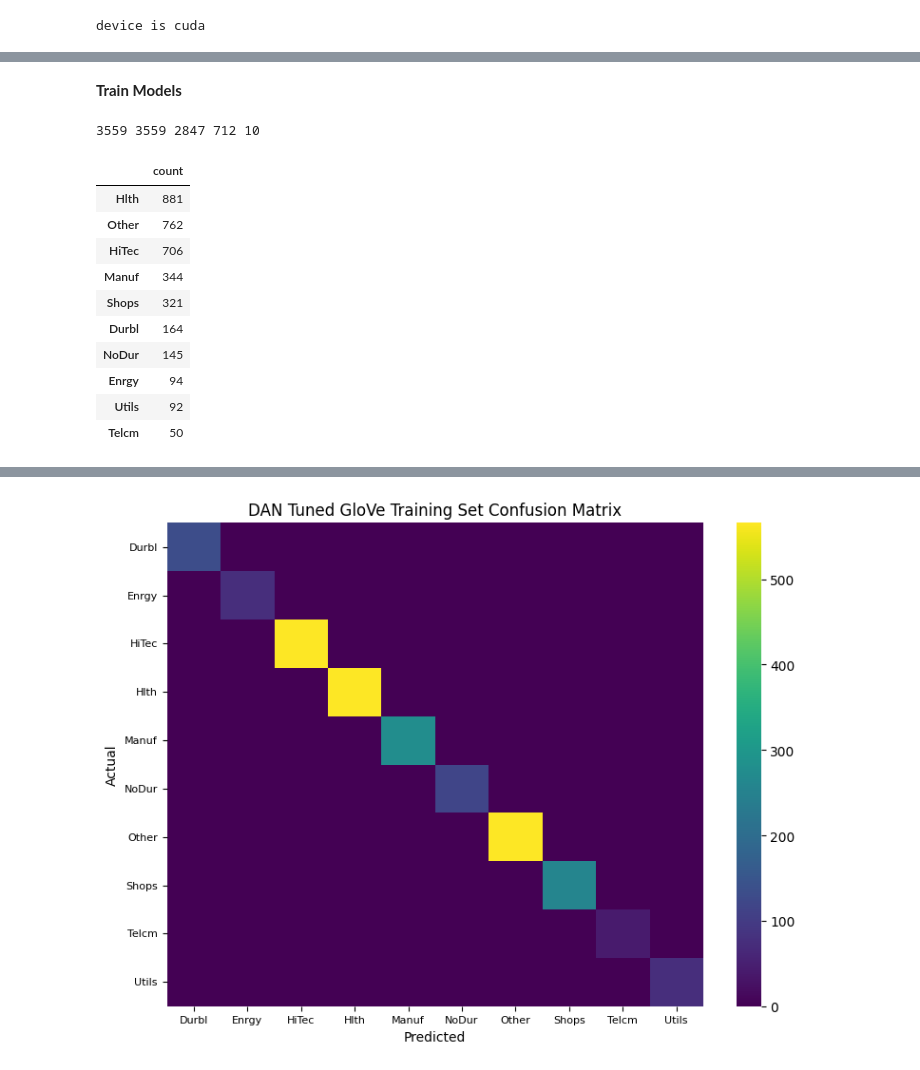
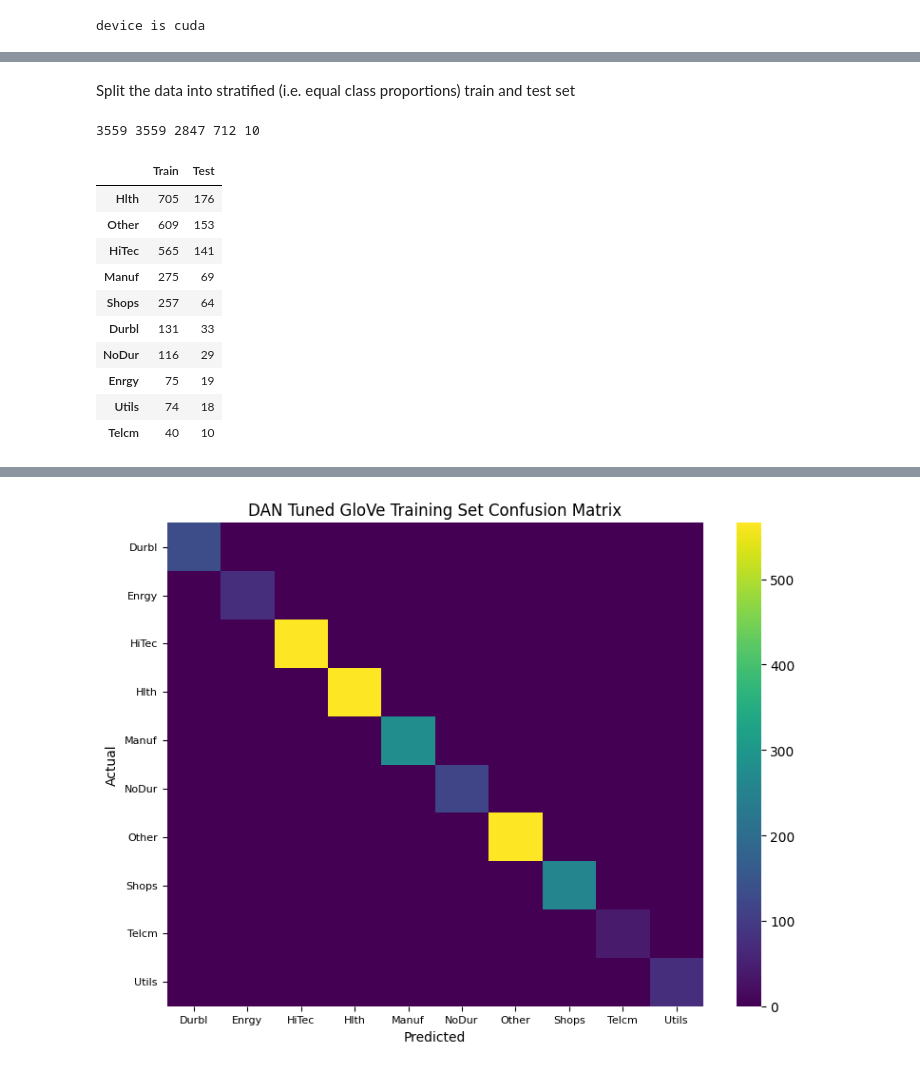
Before and after one commit to terence-lim/data-science-notebooks, a Jupyter notebook: deep_classifier.ipynb, the cells around one changed output, grey strips where cells are left out. Drawn from its saved outputs; the diff is of its cells as text; code cells hidden in the pictures.

```diff
--- a/deep_classifier.ipynb
+++ b/deep_classifier.ipynb
@@ -103,17 +100,11 @@ found = rows[rows['date'].between(20230101, 20231231)]\
 # %%
-# !nltk.download('averaged_perceptron_tagger')
-lemmatizer = WordNetLemmatizer()
 bus = {}
 for permno in tqdm(found.index):
     if permno not in univ.index:
         continue
-    doc = word_tokenize(ed[found.loc[permno, 'pathname']].lower())
-    tags = pos_tag(doc)
-    nouns = [lemmatizer.lemmatize(w[0]) for w in tags
-             if w[1] in ['NN', 'NNS'] and w[0].isalpha() and len(w[0]) > 2]
+    doc = TextBlob(ed[found.loc[permno, 'pathname']].lower())  # tokenize and tag
+    nouns = [word for word, tag in doc.tags
+             if tag in ['NN', 'NNS'] and word.isalpha() and len(word) > 2]
     if len(nouns) > 100:
         bus[permno] = nouns
-store['nouns'] = bus
+permnos = list(bus.keys())
-# %%
-bus = store.load('nouns')
-permnos = list(bus.keys())
@@ -268,26 +298,29 @@ class DAN(nn.Module):
         """load model name from filename"""
         self.load_state_dict(torch.load(filename, map_location='cpu'))
         return self
-# %% [markdown]
-__Train Models__
+# %% [markdown]
+Split the data into stratified (i.e. equal class proportions) train and test set
 # %%
 # Stratified train_test split
 num_classes = len(np.unique(labels))
 train_index, test_index = train_test_split(
     np.arange(len(y_all)), stratify=y_all, random_state=42, test_size=0.2)
 print(len(x_all), len(y_all), len(train_index), len(test_index), num_classes)
-Series(labels).value_counts().rename('count').to_frame()
+#Series(labels).value_counts().rename('count').to_frame()
+pd.concat([Series(np.array(labels)[train_index]).value_counts().rename('Train'),
+           Series(np.array(labels)[test_index]).value_counts().rename('Test')],
+           axis=1)
 # %% [output]
 3559 3559 2847 712 10
-|  | count |
-| Hlth | 881 |
-| Other | 762 |
-| HiTec | 706 |
-| Manuf | 344 |
-| Shops | 321 |
-| Durbl | 164 |
-| NoDur | 145 |
-| Enrgy | 94 |
-| Utils | 92 |
-| Telcm | 50 |
+|  | Train | Test |
+| Hlth | 705 | 176 |
+| Other | 609 | 153 |
+| HiTec | 565 | 141 |
+| Manuf | 275 | 69 |
+| Shops | 257 | 64 |
+| Durbl | 131 | 33 |
+| NoDur | 116 | 29 |
+| Enrgy | 75 | 19 |
+| Utils | 74 | 18 |
+| Telcm | 40 | 10 |
 # %%
```
Also changed, not shown: parts of 37 cells of this notebook, 12 other files.
